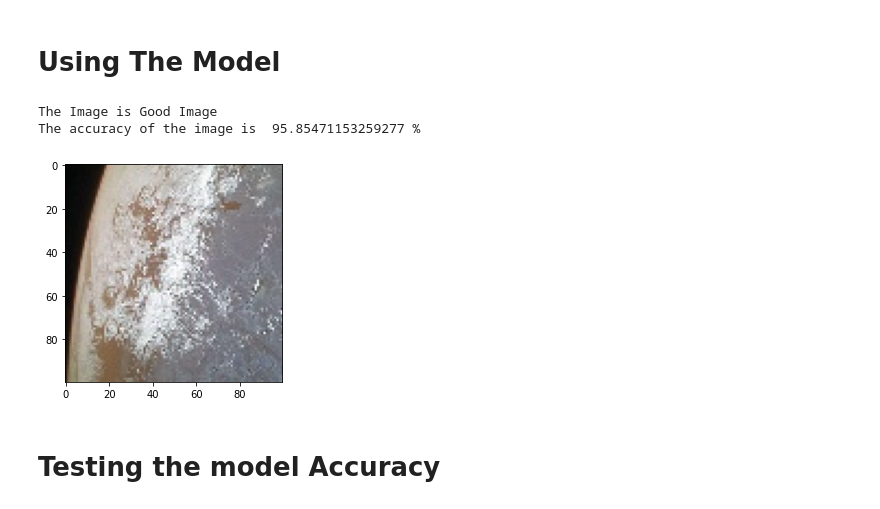
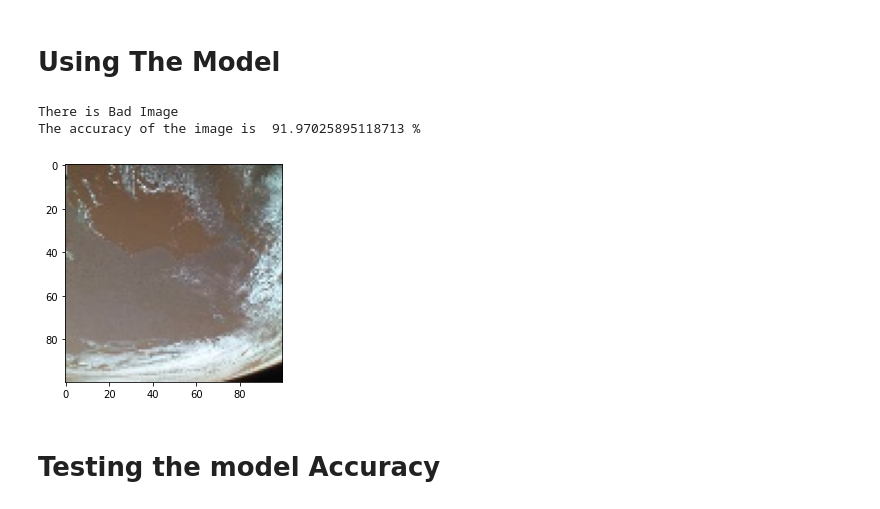
Before and after one commit to sabil62/Machine-Learning-sets, a Jupyter notebook: AI_Project_Cubesat.ipynb, the cells around one changed output. Drawn from its saved outputs; the diff is of its cells as text; code cells hidden in the pictures.

```diff
--- a/AI_Project_Cubesat.ipynb
+++ b/AI_Project_Cubesat.ipynb
@@ -17,13 +17,13 @@ import matplotlib.pyplot as plt
 # **Loading Model**
 # %%
 # load json and create model
-json_file = open('/content/drive/MyDrive/AI/model.json', 'r')
+json_file = open('/content/drive/MyDrive/model/model.json', 'r')
 loaded_model_json = json_file.read()
 json_file.close()
 loaded_model = model_from_json(loaded_model_json)
 
 # load weights into new model
-loaded_model.load_weights("/content/drive/MyDrive/AI/model.h5")
+loaded_model.load_weights("/content/drive/MyDrive/model/model.h5")
 print("Loaded model from disk")
 
 loaded_model.compile(optimizer='adam',
@@ -59,25 +59,25 @@ _________________________________________________________________
 # %% [markdown]
 # **Using The Model**
 # %%
-test_image_i = cv2.imread('/content/drive/MyDrive/AI/g4.jpg')
-test_image = cv2.imread('/content/drive/MyDrive/AI/g4.jpg',cv2.IMREAD_GRAYSCALE)
+test_image_i = cv2.imread('/content/drive/MyDrive/Data/ai test data/g5.jpg')
+test_image = cv2.imread('/content/drive/MyDrive/Data/ai test data/g5.jpg',cv2.IMREAD_GRAYSCALE)
 X = np.array(test_image).reshape(-1, 100, 100, 1)
 test_image = X/255
 my_predicted_image = loaded_model.predict(test_image)
 plt.imshow(test_image_i)
 
 if my_predicted_image[0,0] > my_predicted_image[0,1]:
     print("There is Bad Image")
     print("The accuracy of the image is ",my_predicted_image[0,0]*100,"%" )
     # delete the image
 else:
     print("The Image is Good Image")
     print("The accuracy of the image is ",my_predicted_image[0,1]*100,"%" )
     #send to Ground station
 # %% [output]
-The Image is Good Image
-The accuracy of the image is  95.85471153259277 %
+There is Bad Image
+The accuracy of the image is  91.97025895118713 %
-[figure, old version]
+[figure, new version]
 # %% [markdown]
 # **Testing the model Accuracy**
 # %%
```
Also changed, not shown: parts of 2 cells of this notebook.
